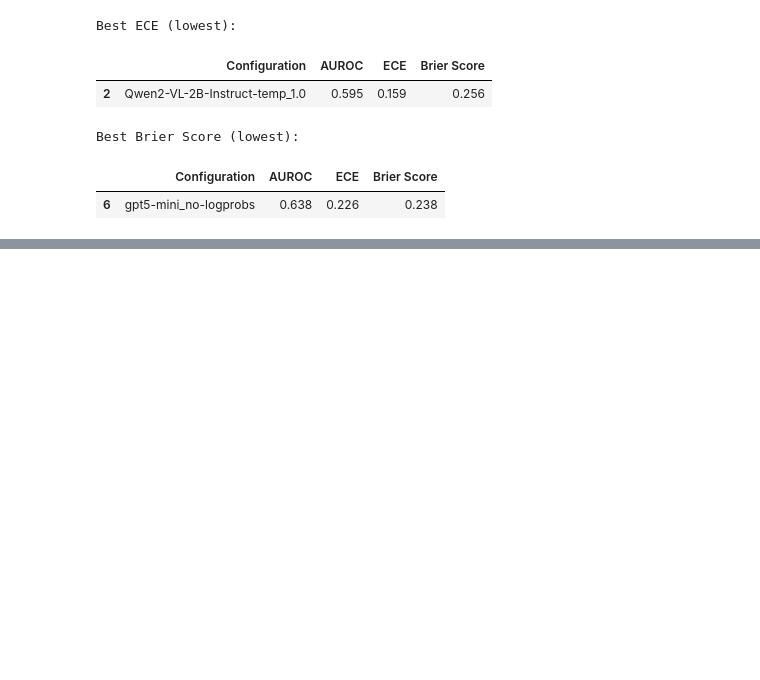
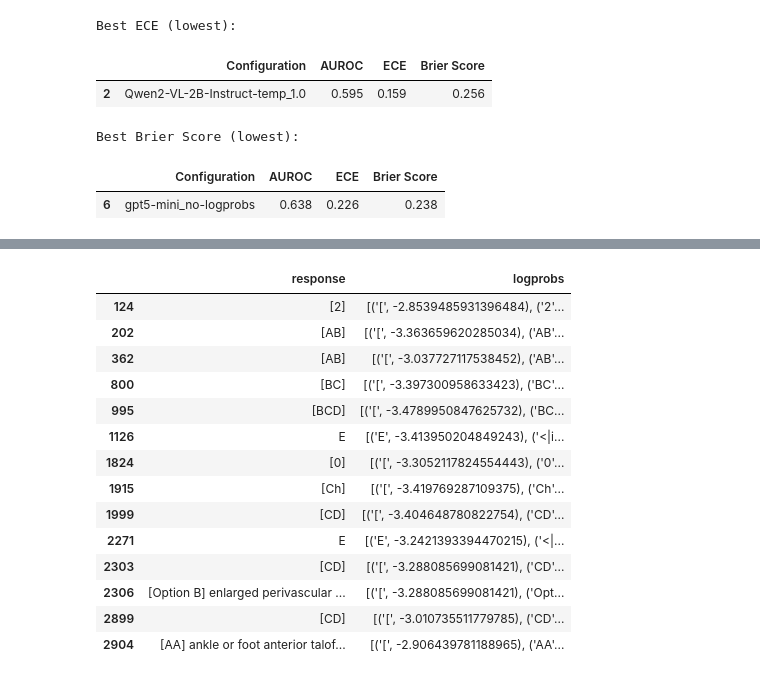
Before and after one commit to JoelvdR/medicalAI, a Jupyter notebook: Group15_[MAM11A_2026]_V&L_Practicum_Uncertainty_Final.ipynb, the cells around one changed output, grey strips where cells are left out. Cells and saved outputs as stored; diff of their text form; code cells hidden in the pictures; blank space fills up the shorter version.

```diff
--- a/Group15_[MAM11A_2026]_V&L_Practicum_Uncertainty_Final.ipynb
+++ b/Group15_[MAM11A_2026]_V&L_Practicum_Uncertainty_Final.ipynb
@@ -1068,0 +991,66 @@ Missing confidence: 0
+# %%
+
+# Q10 - Extract label-prefix confidence and inspect tokenisation
+
+file_paths = [
+    "./data/model_responses/outputs_Qwen2-VL-2B-Instruct-temp_1.0.tsv",
+    "./data/model_responses/outputs_Qwen2.5-VL-32B-Instruct-temp_0.2.tsv",
+    "./data/model_responses/outputs_Qwen2.5-VL-32B-Instruct-temp_0.6.tsv",
+    "./data/model_responses/outputs_Qwen2.5-VL-32B-Instruct-temp_1.0.tsv"
+]
+
+def get_label_confidence(logprobs):
+    for i, (token, logprob) in enumerate(logprobs):
+
+        # Prefix in one token, e.g. '[B'
+        if re.fullmatch(r'\[[A-E]', token):
+            return np.exp(logprob)
+
+        # Prefix split into two tokens, e.g. '[' and 'B'
+        if token.strip() == '[' and i + 1 < len(logprobs):
+            next_token, next_logprob = logprobs[i + 1]
+
+            if re.fullmatch(r'[A-E]', next_token.strip()):
+                return np.exp(logprob + next_logprob)
+
+    return np.nan
+
+
+def get_tokenization_type(logprobs):
+    for i, (token, logprob) in enumerate(logprobs):
+
+        if re.fullmatch(r'\[[A-E]', token):
+            return "One token"
+
+        if token.strip() == '[' and i + 1 < len(logprobs):
+            next_token = logprobs[i + 1][0]
+
+            if re.fullmatch(r'[A-E]', next_token.strip()):
+                return "Two tokens"
+
+    return "Other / not detected"
+
+
+# Exploratory analysis of Qwen2-VL-2B at temperature 1.0
+df_raw = pd.read_csv(file_paths[0], sep="\t")
+df_raw["parsed_logprobs"] = df_raw["logprobs"].apply(ast.literal_eval)
+
+df_raw["label_confidence"] = df_raw["parsed_logprobs"].apply(
+    get_label_confidence
+)
+
+df_raw["tokenization_type"] = df_raw["parsed_logprobs"].apply(
+    get_tokenization_type
+)
+
+print("Tokenisation patterns:")
+print(df_raw["tokenization_type"].value_counts())
+
+print("\nResponses without extracted confidence:")
+display(
+    df_raw.loc[
+        df_raw["label_confidence"].isna(),
+        ["response", "logprobs"]
+    ]
+)
+# %% [output]
@@ -1069 +1065,16 @@ Missing confidence: 0
+|  | response | logprobs |
+| 124 | [2] | [('[', -2.8539485931396484), ('2'... |
+| 202 | [AB] | [('[', -3.363659620285034), ('AB'... |
+| 362 | [AB] | [('[', -3.037727117538452), ('AB'... |
+| 800 | [BC] | [('[', -3.397300958633423), ('BC'... |
+| 995 | [BCD] | [('[', -3.4789950847625732), ('BC... |
+| 1126 | E | [('E', -3.413950204849243), ('<|i... |
+| 1824 | [0] | [('[', -3.3052117824554443), ('0'... |
+| 1915 | [Ch] | [('[', -3.419769287109375), ('Ch'... |
+| 1999 | [CD] | [('[', -3.404648780822754), ('CD'... |
+| 2271 | E | [('E', -3.2421393394470215), ('<|... |
+| 2303 | [CD] | [('[', -3.288085699081421), ('CD'... |
+| 2306 | [Option B] enlarged perivascular ... | [('[', -3.288085699081421), ('Opt... |
+| 2899 | [CD] | [('[', -3.010735511779785), ('CD'... |
+| 2904 | [AA] ankle or foot anterior talof... | [('[', -2.906439781188965), ('AA'... |
 # %%
```
Also changed, not shown: parts of 5 cells of this notebook.
